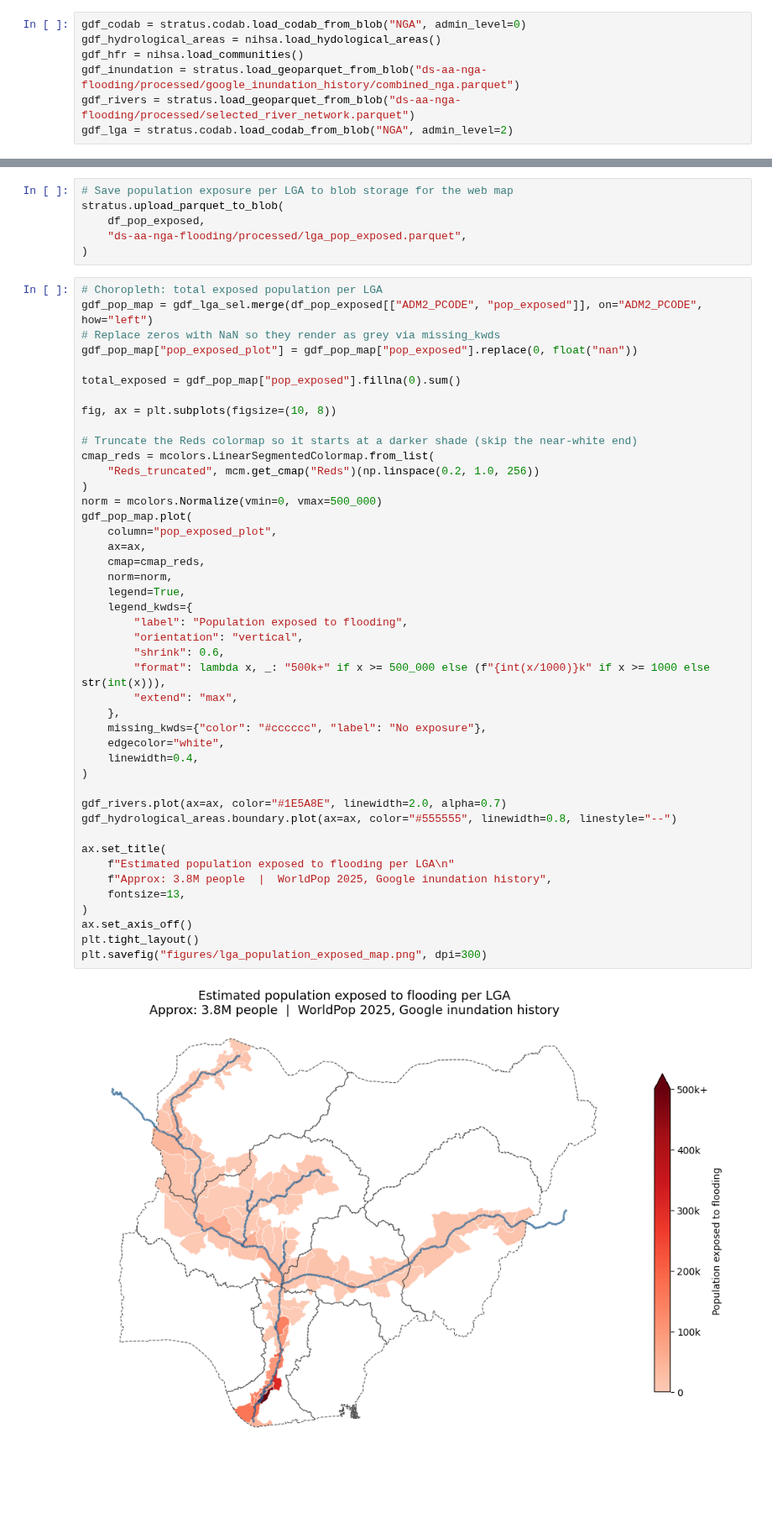
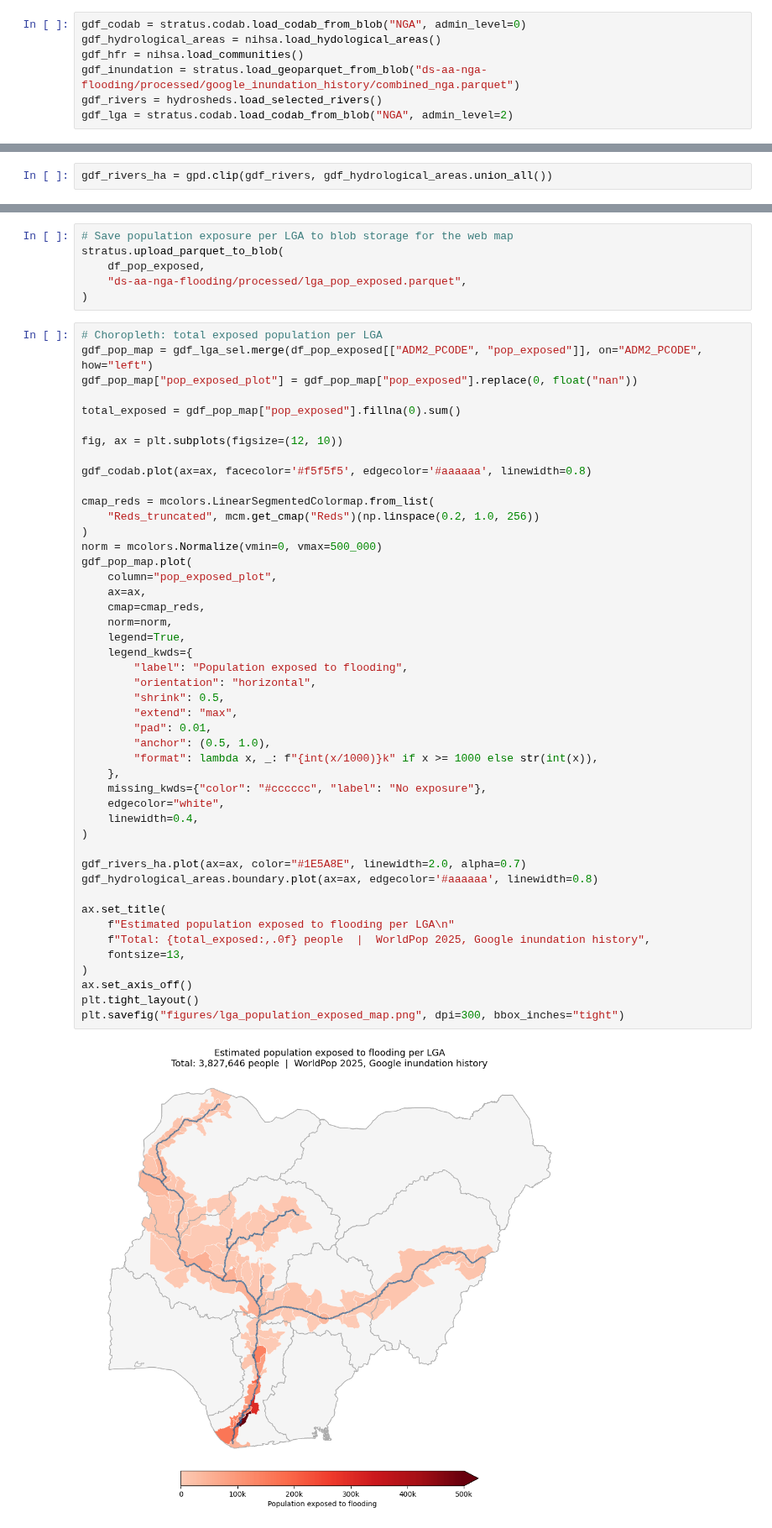
Before and after one commit to OCHA-DAP/ds-aa-nga-flooding, a Jupyter notebook: exploration/2026/01_geospatial_overview.ipynb, the cells around one changed output, grey strips where cells are left out. Shown at 84% size. Cells and saved outputs as stored; diff of their text form; blank space fills up the shorter version.

Commit message:
update overview plots

```diff
--- a/exploration/2026/01_geospatial_overview.ipynb
+++ b/exploration/2026/01_geospatial_overview.ipynb
@@ -35,7 +43,7 @@ gdf_codab = stratus.codab.load_codab_from_blob("NGA", admin_level=0)
 gdf_hydrological_areas = nihsa.load_hydological_areas()
 gdf_hfr = nihsa.load_communities()
 gdf_inundation = stratus.load_geoparquet_from_blob("ds-aa-nga-flooding/processed/google_inundation_history/combined_nga.parquet")
-gdf_rivers = stratus.load_geoparquet_from_blob("ds-aa-nga-flooding/processed/selected_river_network.parquet")
+gdf_rivers = hydrosheds.load_selected_rivers()
 gdf_lga = stratus.codab.load_codab_from_blob("NGA", admin_level=2)
 # %% [markdown]
 ## Filtering LGAs
@@ -113,6 +121,8 @@ print(f"Hydrological Areas in selected LGAs: {unique_has}")
 ha_color_list = [ha_colors.get(ha, '#999999') for ha in unique_has]
 # %% [output]
 Hydrological Areas in selected LGAs: ['1', '2', '3', '4', '5']
+# %%
+gdf_rivers_ha = gpd.clip(gdf_rivers, gdf_hydrological_areas.union_all())
 # %%
 gdf_hfr_joined = gpd.sjoin(
     gdf_hfr,
@@ -482,46 +576,48 @@ stratus.upload_parquet_to_blob(
 # %%
 # Choropleth: total exposed population per LGA
 gdf_pop_map = gdf_lga_sel.merge(df_pop_exposed[["ADM2_PCODE", "pop_exposed"]], on="ADM2_PCODE", how="left")
-# Replace zeros with NaN so they render as grey via missing_kwds
 gdf_pop_map["pop_exposed_plot"] = gdf_pop_map["pop_exposed"].replace(0, float("nan"))
 
 total_exposed = gdf_pop_map["pop_exposed"].fillna(0).sum()
 
-fig, ax = plt.subplots(figsize=(10, 8))
+fig, ax = plt.subplots(figsize=(12, 10))
 
-# Truncate the Reds colormap so it starts at a darker shade (skip the near-white end)
+gdf_codab.plot(ax=ax, facecolor='#f5f5f5', edgecolor='#aaaaaa', linewidth=0.8)
+
 cmap_reds = mcolors.LinearSegmentedColormap.from_list(
     "Reds_truncated", mcm.get_cmap("Reds")(np.linspace(0.2, 1.0, 256))
 )
 norm = mcolors.Normalize(vmin=0, vmax=500_000)
 gdf_pop_map.plot(
     column="pop_exposed_plot",
     ax=ax,
     cmap=cmap_reds,
     norm=norm,
     legend=True,
     legend_kwds={
         "label": "Population exposed to flooding",
-        "orientation": "vertical",
-        "shrink": 0.6,
-        "format": lambda x, _: "500k+" if x >= 500_000 else (f"{int(x/1000)}k" if x >= 1000 else str(int(x))),
+        "orientation": "horizontal",
+        "shrink": 0.5,
         "extend": "max",
+        "pad": 0.01,
+        "anchor": (0.5, 1.0),
+        "format": lambda x, _: f"{int(x/1000)}k" if x >= 1000 else str(int(x)),
     },
     missing_kwds={"color": "#cccccc", "label": "No exposure"},
     edgecolor="white",
     linewidth=0.4,
 )
 
-gdf_rivers.plot(ax=ax, color="#1E5A8E", linewidth=2.0, alpha=0.7)
-gdf_hydrological_areas.boundary.plot(ax=ax, color="#555555", linewidth=0.8, linestyle="--")
+gdf_rivers_ha.plot(ax=ax, color="#1E5A8E", linewidth=2.0, alpha=0.7)
+gdf_hydrological_areas.boundary.plot(ax=ax, edgecolor='#aaaaaa', linewidth=0.8)
 
 ax.set_title(
     f"Estimated population exposed to flooding per LGA\n"
-    f"Approx: 3.8M people  |  WorldPop 2025, Google inundation history",
+    f"Total: {total_exposed:,.0f} people  |  WorldPop 2025, Google inundation history",
     fontsize=13,
 )
 ax.set_axis_off()
 plt.tight_layout()
-plt.savefig("figures/lga_population_exposed_map.png", dpi=300)
+plt.savefig("figures/lga_population_exposed_map.png", dpi=300, bbox_inches="tight")
 # %% [output]
-[figure, old version]
+[figure, new version]
```
Also changed, not shown: parts of 10 cells of this notebook.
